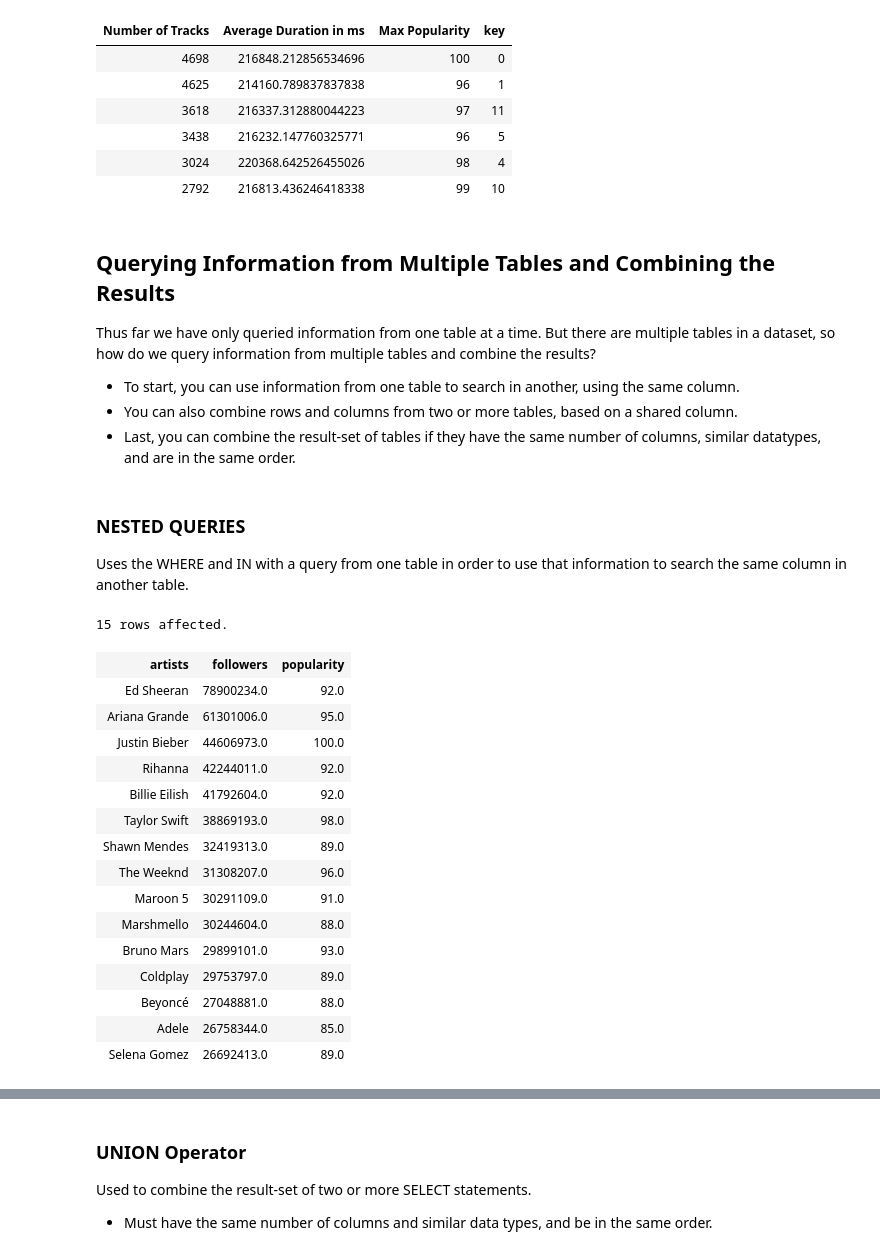
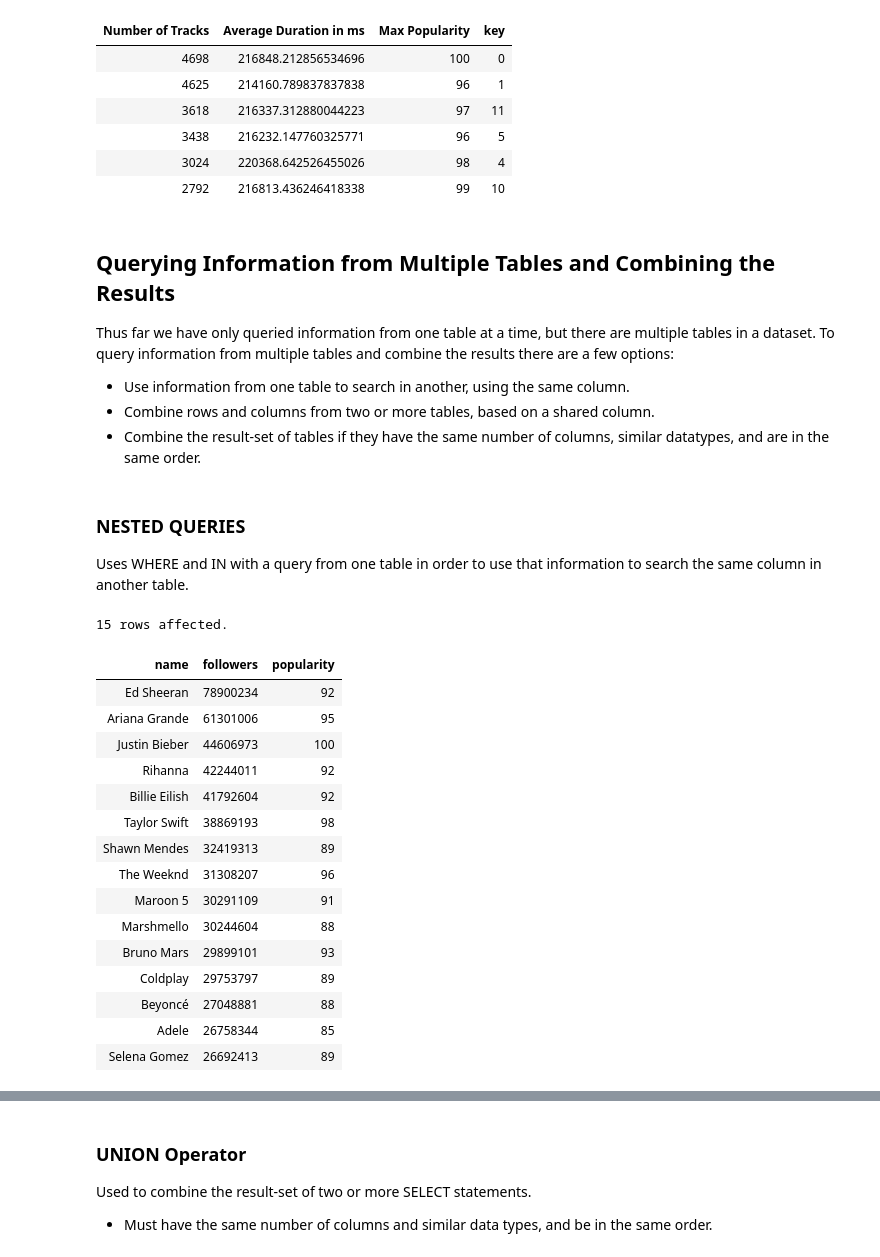
Before and after one commit to KevinKronk/sql-walkthrough-spotify, a Jupyter notebook: sql-walkthrough-spotify.ipynb, the cells around one changed output, grey strips where cells are left out. Drawn from its saved outputs; the diff is of its cells as text; code cells hidden in the pictures.

```diff
--- a/sql-walkthrough-spotify.ipynb
+++ b/sql-walkthrough-spotify.ipynb
@@ -641,42 +641,42 @@ LIMIT 15;
 | 2792 | 216813.436246418338 | 99 | 10 |
 # %% [markdown]
 ## Querying Information from Multiple Tables and Combining the Results
-Thus far we have only queried information from one table at a time. But there are multiple tables in a dataset, so how do we query information from multiple tables and combine the results?
-- To start, you can use information from one table to search in another, using the same column.
-- You can also combine rows and columns from two or more tables, based on a shared column.
-- Last, you can combine the result-set of tables if they have the same number of columns, similar datatypes, and are in the same order.
+Thus far we have only queried information from one table at a time, but there are multiple tables in a dataset. To query information from multiple tables and combine the results there are a few options:
+- Use information from one table to search in another, using the same column.
+- Combine rows and columns from two or more tables, based on a shared column.
+- Combine the result-set of tables if they have the same number of columns, similar datatypes, and are in the same order.
 # %% [markdown]
 ### NESTED QUERIES
-Uses the WHERE and IN with a query from one table in order to use that information to search the same column in another table.
+Uses WHERE and IN with a query from one table in order to use that information to search the same column in another table.
 # %%
 %%sql
-SELECT artists, followers, popularity
-FROM artists
-WHERE artists IN (
-    SELECT artists
+SELECT name, followers, popularity
+FROM top_artists
+WHERE name IN (
+    SELECT name
     FROM artist_genre
     WHERE genres = 'pop'
 )
 ORDER BY followers DESC
 LIMIT 15;
 # %% [output]
 15 rows affected.
-| artists | followers | popularity |
-| Ed Sheeran | 78900234.0 | 92.0 |
-| Ariana Grande | 61301006.0 | 95.0 |
-| Justin Bieber | 44606973.0 | 100.0 |
-| Rihanna | 42244011.0 | 92.0 |
-| Billie Eilish | 41792604.0 | 92.0 |
-| Taylor Swift | 38869193.0 | 98.0 |
-| Shawn Mendes | 32419313.0 | 89.0 |
-| The Weeknd | 31308207.0 | 96.0 |
-| Maroon 5 | 30291109.0 | 91.0 |
-| Marshmello | 30244604.0 | 88.0 |
-| Bruno Mars | 29899101.0 | 93.0 |
-| Coldplay | 29753797.0 | 89.0 |
-| Beyoncé | 27048881.0 | 88.0 |
-| Adele | 26758344.0 | 85.0 |
-| Selena Gomez | 26692413.0 | 89.0 |
+| name | followers | popularity |
+| Ed Sheeran | 78900234 | 92 |
+| Ariana Grande | 61301006 | 95 |
+| Justin Bieber | 44606973 | 100 |
+| Rihanna | 42244011 | 92 |
+| Billie Eilish | 41792604 | 92 |
+| Taylor Swift | 38869193 | 98 |
+| Shawn Mendes | 32419313 | 89 |
+| The Weeknd | 31308207 | 96 |
+| Maroon 5 | 30291109 | 91 |
+| Marshmello | 30244604 | 88 |
+| Bruno Mars | 29899101 | 93 |
+| Coldplay | 29753797 | 89 |
+| Beyoncé | 27048881 | 88 |
+| Adele | 26758344 | 85 |
+| Selena Gomez | 26692413 | 89 |
 # %% [markdown]
 ### JOIN Clause
 Used to combine rows from two or more tables, based on a shared column
```
Also changed, not shown: parts of 13 cells of this notebook.
